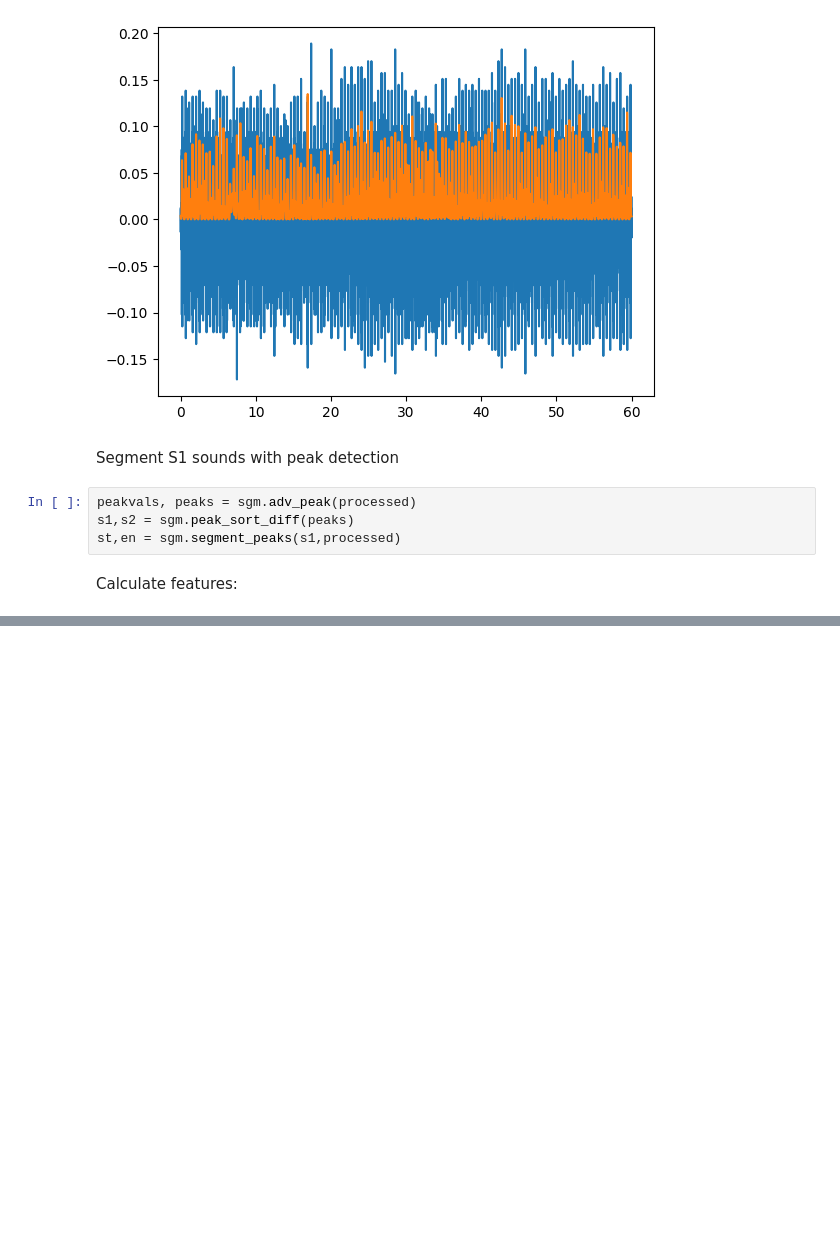
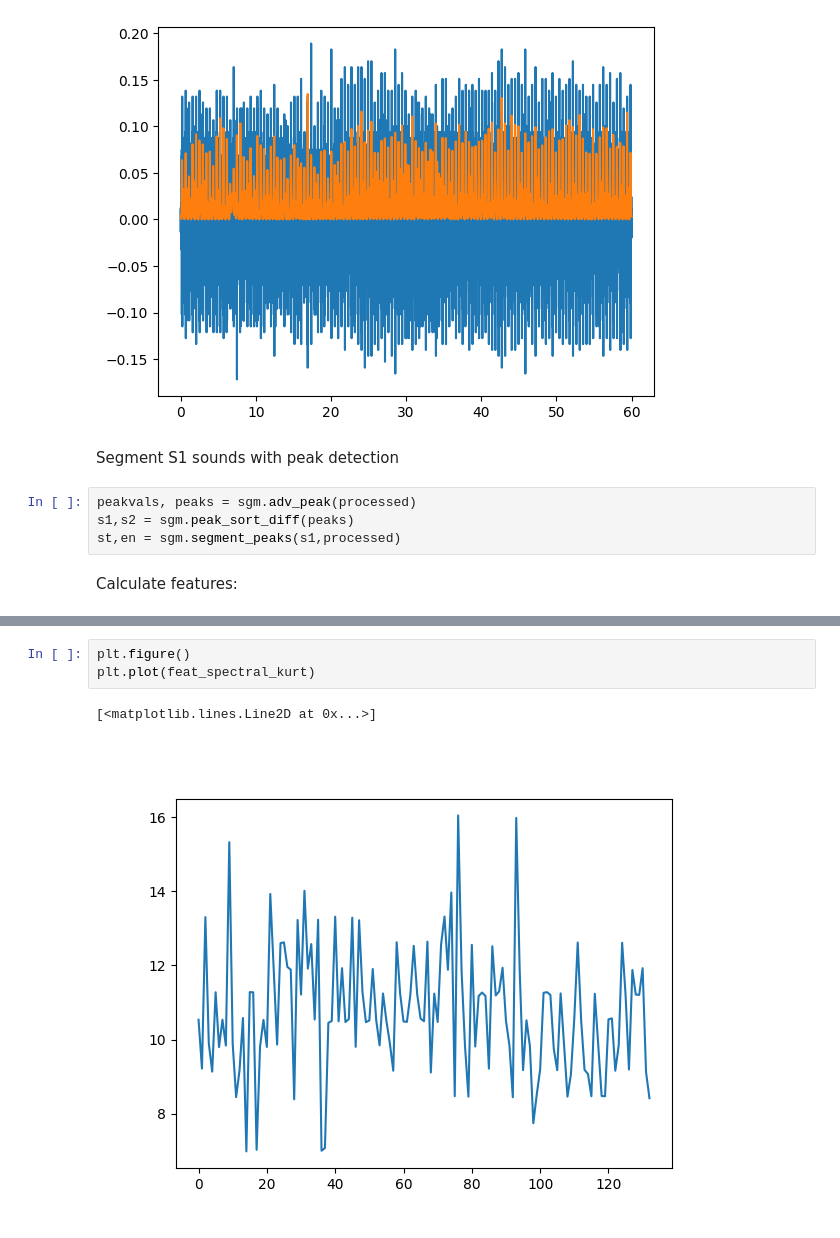
Before and after one commit to mulkr/pyPCG-toolbox, a Jupyter notebook: example_code.ipynb, the cells around one changed output, grey strips where cells are left out. Drawn from its saved outputs; the diff is of its cells as text; blank space fills up the shorter version.

```diff
--- a/example_code.ipynb
+++ b/example_code.ipynb
@@ -84,0 +88,6 @@ ftr.spectral_centroid(st,en,norm_signal,nfft=1024)
+# %%
+plt.figure()
+plt.plot(feat_spectral_kurt)
+# %% [output]
+[<matplotlib.lines.Line2D at 0x...>]
+[figure, added]
```
Also changed, not shown: parts of 6 cells of this notebook.
